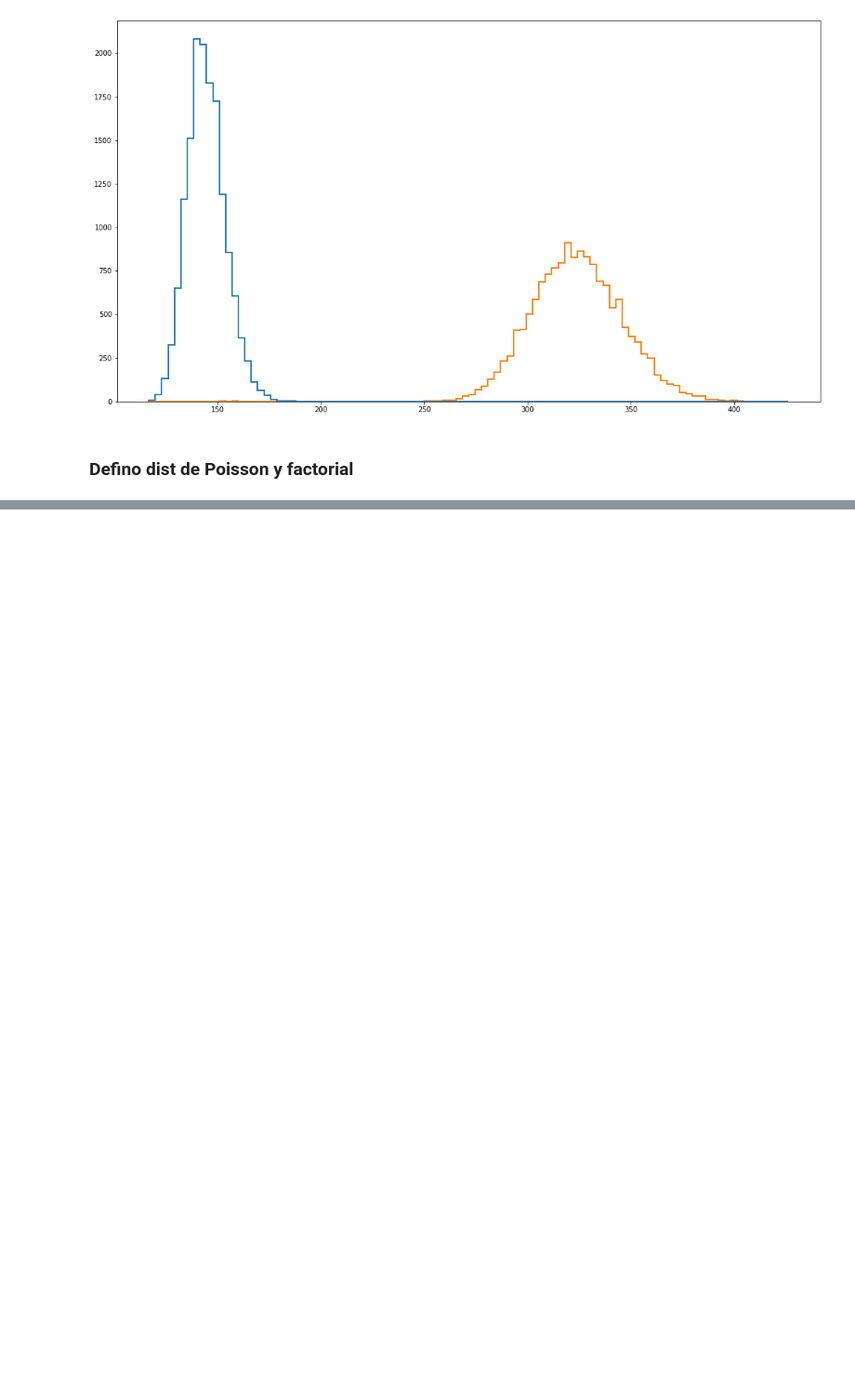
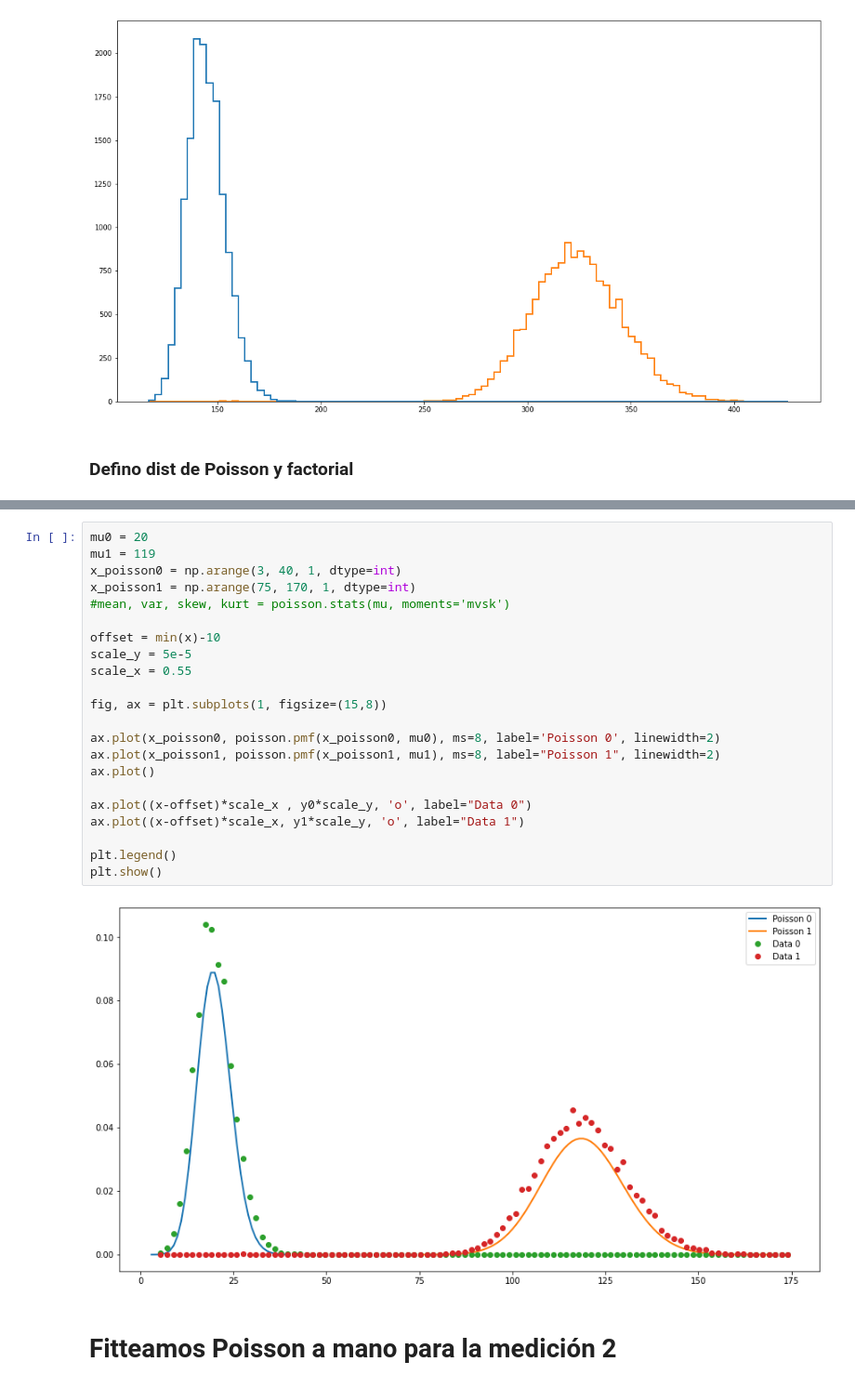
Before and after one commit to tdinapoli/labo-4, a Jupyter notebook: practica_especial/calibracion.ipynb, the cells around one changed output, grey strips where cells are left out. Shown at 93% size. Cells and saved outputs as stored; diff of their text form; blank space fills up the shorter version.

```diff
--- a/practica_especial/calibracion.ipynb
+++ b/practica_especial/calibracion.ipynb
@@ -67,0 +87,26 @@ TypeError: 'numpy.float64' object cannot be interpreted as an integer
+# %%
+mu0 = 20
+mu1 = 119
+x_poisson0 = np.arange(3, 40, 1, dtype=int)
+x_poisson1 = np.arange(75, 170, 1, dtype=int)
+#mean, var, skew, kurt = poisson.stats(mu, moments='mvsk')
+
+offset = min(x)-10
+scale_y = 5e-5
+scale_x = 0.55
+
+fig, ax = plt.subplots(1, figsize=(15,8))
+
+ax.plot(x_poisson0, poisson.pmf(x_poisson0, mu0), ms=8, label='Poisson 0', linewidth=2)
+ax.plot(x_poisson1, poisson.pmf(x_poisson1, mu1), ms=8, label="Poisson 1", linewidth=2)
+ax.plot()
+
+ax.plot((x-offset)*scale_x , y0*scale_y, 'o', label="Data 0")
+ax.plot((x-offset)*scale_x, y1*scale_y, 'o', label="Data 1")
+
+plt.legend()
+plt.show()
+# %% [output]
+[figure, added]
+# %% [markdown]
+# Fitteamos Poisson a mano para la medición 2
```
Also changed, not shown: parts of 9 cells of this notebook.
